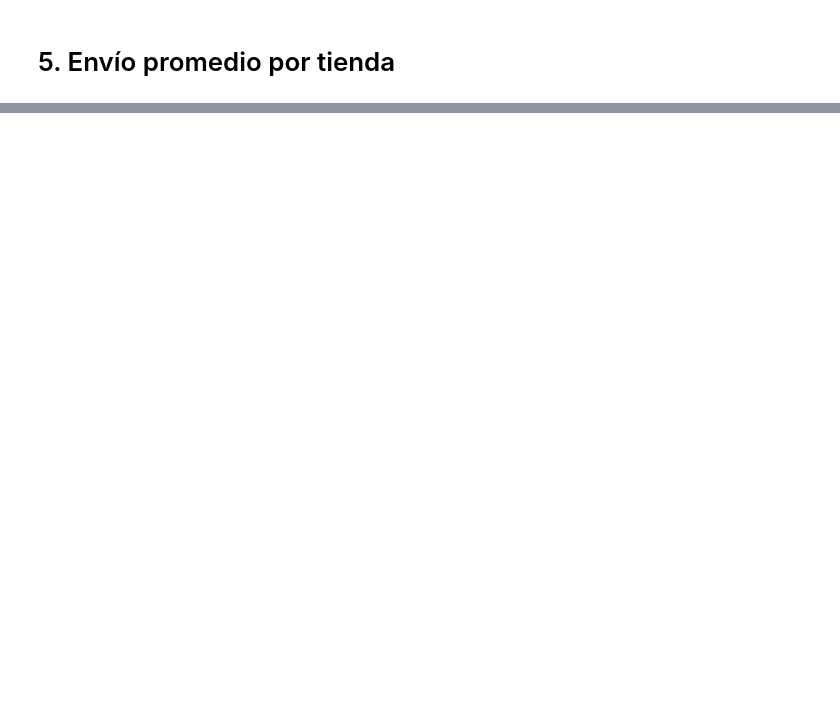
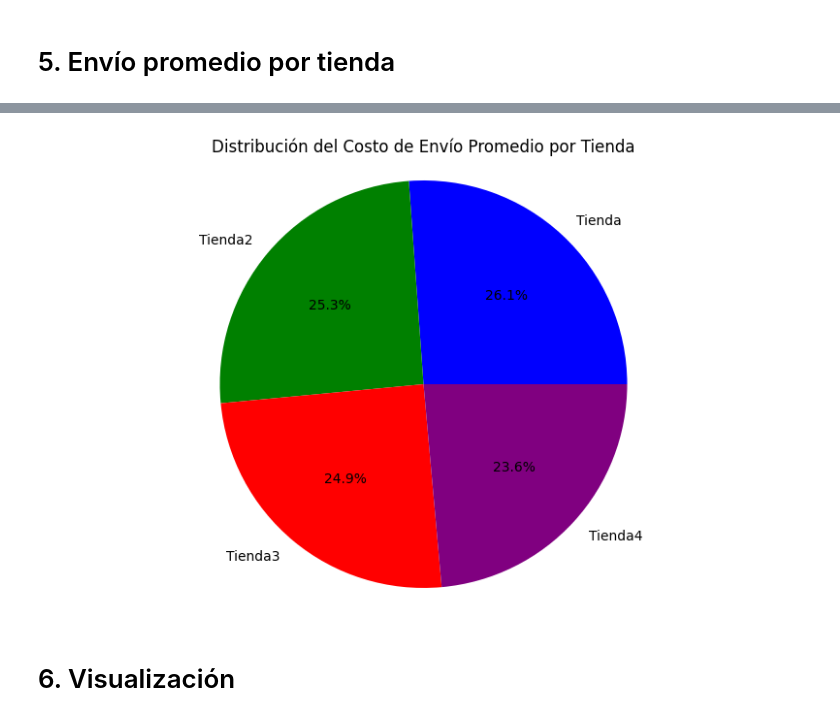
Before and after one commit to rociocelestial/Challenge1-Data-Science, a Jupyter notebook: AluraStoreLatam_(1).ipynb, the cells around one changed output, grey strips where cells are left out. Cells and saved outputs as stored; diff of their text form; code cells hidden in the pictures; blank space fills up the shorter version.

```diff
--- a/AluraStoreLatam_(1).ipynb
+++ b/AluraStoreLatam_(1).ipynb
@@ -293,0 +280,13 @@ El costo de envío  promedio de la tienda 4 es de: 23459.457167090754
+# %%
+tiendas =['Tienda', 'Tienda2','Tienda3','Tienda4']
+volores_totales_costo_promedio= [costo_envio_promedio,costo_envio_promedio2,costo_envio_promedio3,costo_envio_promedio4]
+
+plt.figure(figsize=(10, 6))
+plt.pie(volores_totales_costo_promedio, labels=tiendas, autopct='%1.1f%%', colors=['blue','green','red','purple'])
+plt.title('Distribución del Costo de Envío Promedio por Tienda')
+plt.axis('equal') # Para asegurar que el gráfico circular sea un círculo.
+plt.show()
+# %% [output]
+[figure, added]
+# %% [markdown]
+# 6. Visualización
```
Also changed, not shown: parts of 18 cells of this notebook.
